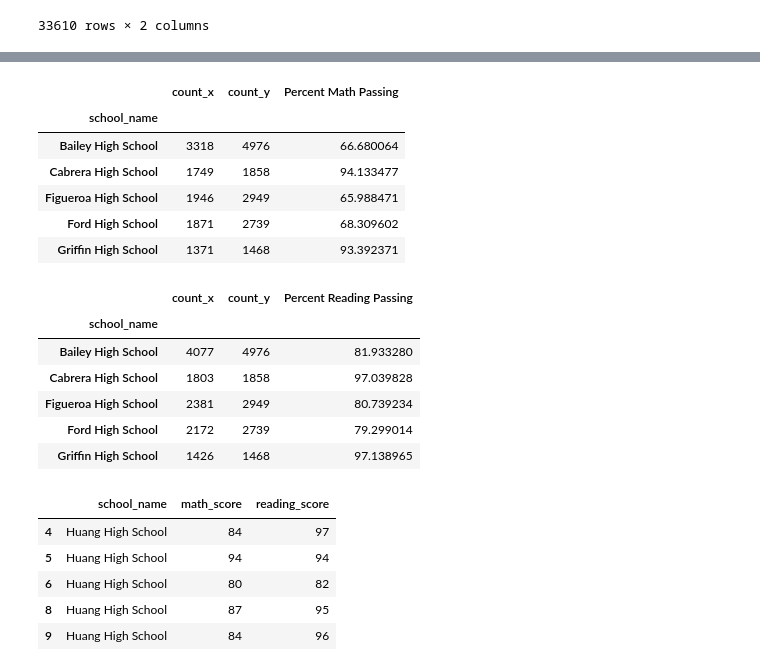
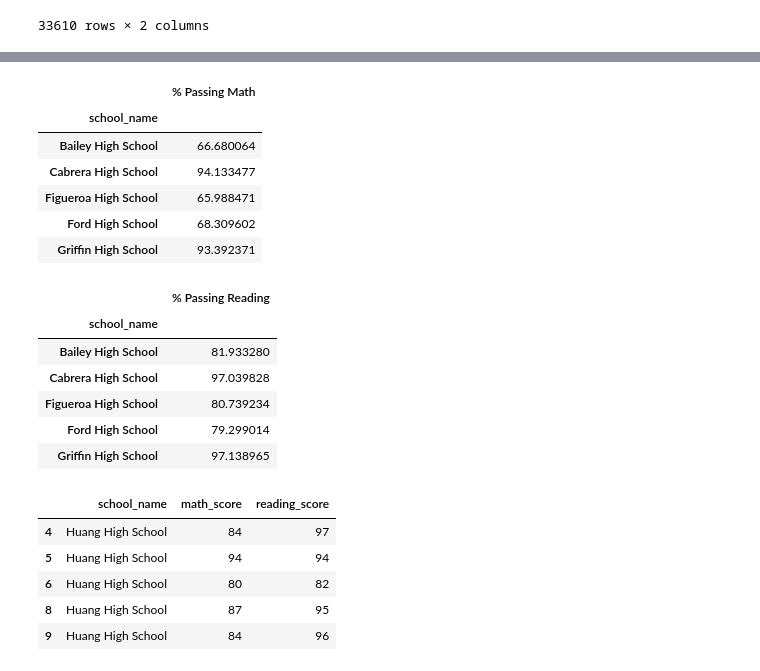
Before and after one commit to Y1U9M9A4I/pandas-challenge, a Jupyter notebook: Challenge4/Starter_Code/PyCitySchools/Resources/Challenge4.ipynb, the cells around one changed output, grey strips where cells are left out. Saved outputs shown, nothing was run; the diff lists cells and outputs as text; code cells hidden in the pictures.

```diff
--- a/Challenge4/Starter_Code/PyCitySchools/Resources/Challenge4.ipynb
+++ b/Challenge4/Starter_Code/PyCitySchools/Resources/Challenge4.ipynb
@@ -309,28 +309,30 @@ Wright High School       1739
 Name: count, dtype: int64
 # %%
 munique_comb = pd.merge(munique, total_student_count, how="left", on=["school_name"])
-munique_comb['Percent Math Passing'] = munique_comb['count_x'] / munique_comb['count_y'] *100
+munique_comb['% Passing Math'] = munique_comb['count_x'] / munique_comb['count_y'] *100
+munique_comb = munique_comb.drop(columns=['count_x', 'count_y'])
 munique_comb.head()
 # %% [output]
-|  | count_x | count_y | Percent Math Passing |
-| school_name |  |  |  |
-| Bailey High School | 3318 | 4976 | 66.680064 |
-| Cabrera High School | 1749 | 1858 | 94.133477 |
-| Figueroa High School | 1946 | 2949 | 65.988471 |
-| Ford High School | 1871 | 2739 | 68.309602 |
-| Griffin High School | 1371 | 1468 | 93.392371 |
+|  | % Passing Math |
+| school_name |  |
+| Bailey High School | 66.680064 |
+| Cabrera High School | 94.133477 |
+| Figueroa High School | 65.988471 |
+| Ford High School | 68.309602 |
+| Griffin High School | 93.392371 |
 # %%
 runique_comb = pd.merge(runique, total_student_count, how="left", on=["school_name"])
-runique_comb['Percent Reading Passing'] = runique_comb['count_x'] / munique_comb['count_y'] *100
+runique_comb['% Passing Reading'] = runique_comb['count_x'] / runique_comb['count_y'] *100
+runique_comb = runique_comb.drop(columns=['count_x', 'count_y'])
 runique_comb.head()
 # %% [output]
-|  | count_x | count_y | Percent Reading Passing |
-| school_name |  |  |  |
-| Bailey High School | 4077 | 4976 | 81.933280 |
-| Cabrera High School | 1803 | 1858 | 97.039828 |
-| Figueroa High School | 2381 | 2949 | 80.739234 |
-| Ford High School | 2172 | 2739 | 79.299014 |
-| Griffin High School | 1426 | 1468 | 97.138965 |
+|  | % Passing Reading |
+| school_name |  |
+| Bailey High School | 81.933280 |
+| Cabrera High School | 97.039828 |
+| Figueroa High School | 80.739234 |
+| Ford High School | 79.299014 |
+| Griffin High School | 97.138965 |
 # %%
 mpassing_test = combo_df[(combo_df['math_score'] >=70) & (combo_df['reading_score'] >=70)]
 mrpass_combo = mpassing_test[['school_name', 'math_score', 'reading_score']]
```
Also changed, not shown: parts of 21 cells of this notebook, 1 other file.
